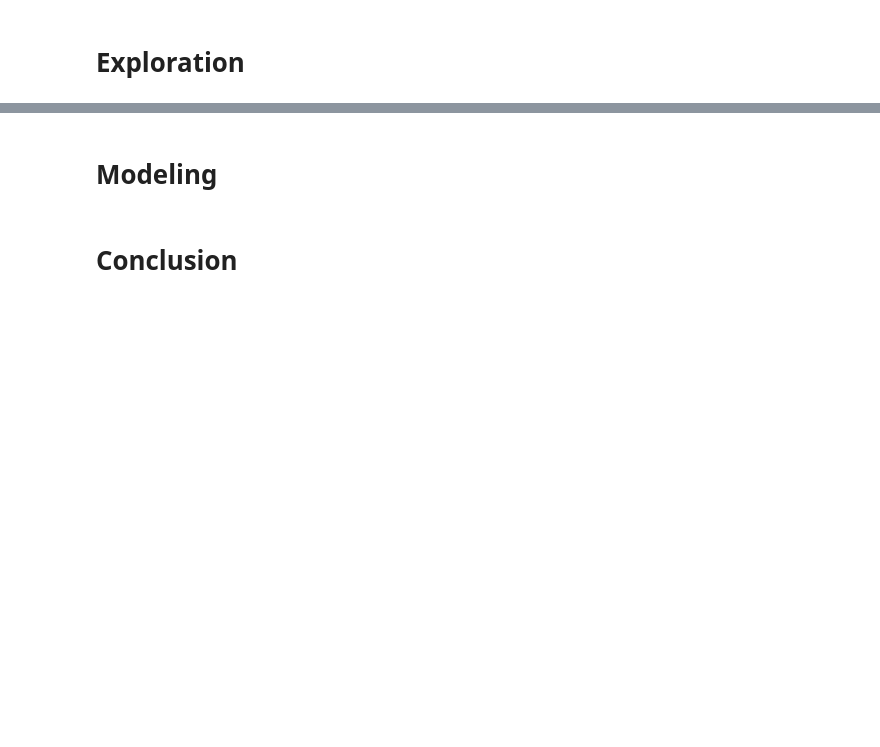
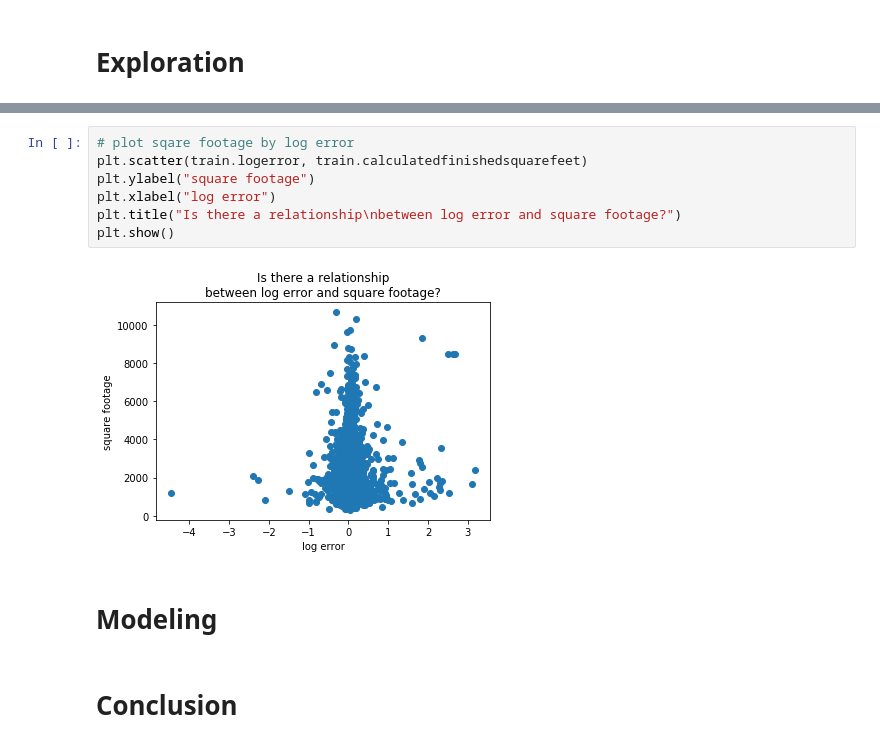
Before and after one commit to Gabby-B-B/clustering-project, a Jupyter notebook: walkthrough_notebook.ipynb, the cells around one changed output, grey strips where cells are left out. Saved outputs shown, nothing was run; the diff lists cells and outputs as text; blank space fills up the shorter version.

```diff
--- a/walkthrough_notebook.ipynb
+++ b/walkthrough_notebook.ipynb
@@ -175,3 +208,12 @@ conf_interval = .95 # desired confidence interval
+# %%
+# plot sqare footage by log error
+plt.scatter(train.logerror, train.calculatedfinishedsquarefeet)
+plt.ylabel("square footage")
+plt.xlabel("log error")
+plt.title("Is there a relationship\nbetween log error and square footage?")
+plt.show()
+# %% [output]
+[figure, added]
 # %% [markdown]
 <h1>Modeling </h1>
 # %% [markdown]
```
Also changed, not shown: parts of 7 cells of this notebook.
